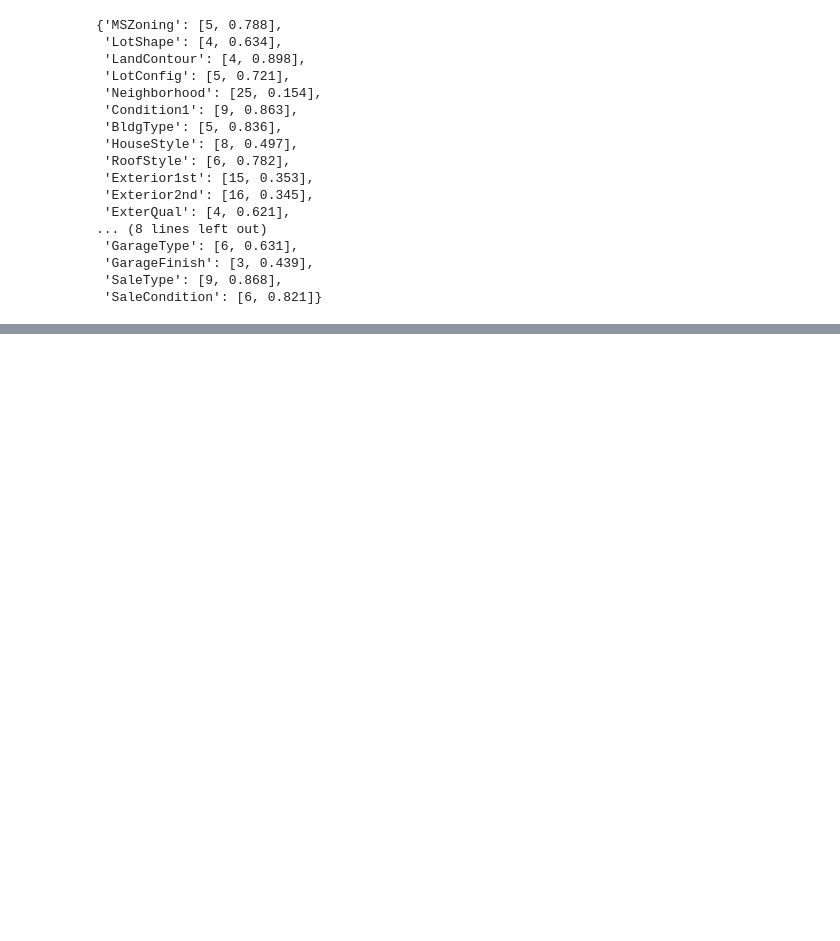
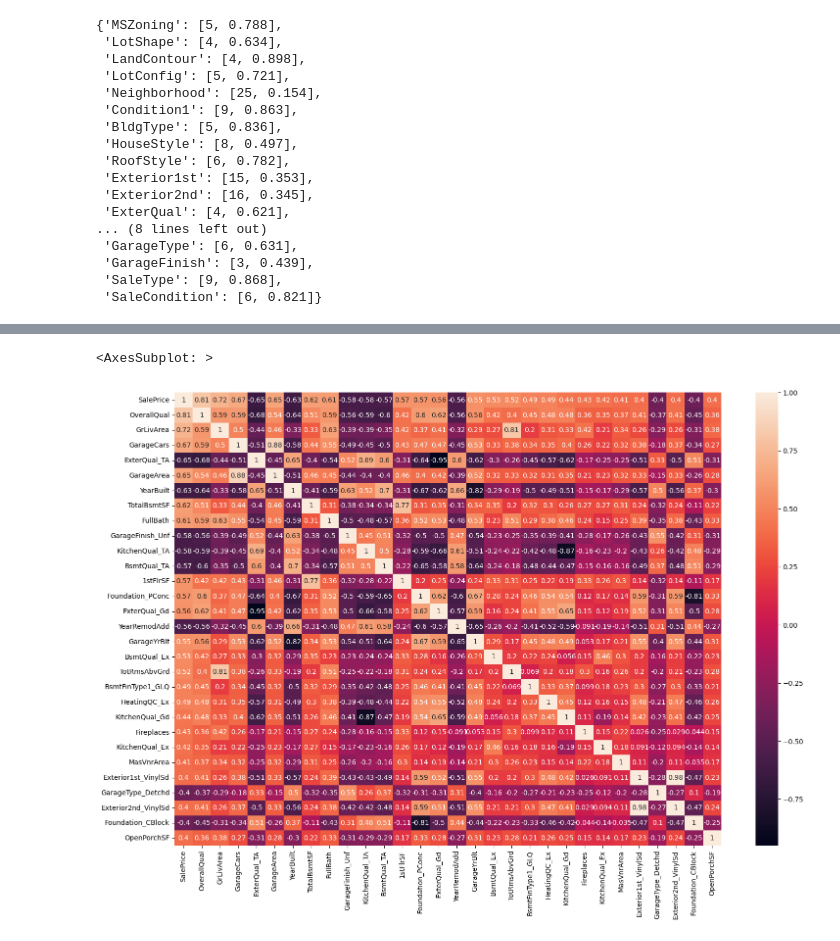
Before and after one commit to ataden48/house_price_train, a Jupyter notebook: house.ipynb, the cells around one changed output, grey strips where cells are left out. Cells and saved outputs as stored; diff of their text form; code cells hidden in the pictures; blank space fills up the shorter version.

```diff
--- a/house.ipynb
+++ b/house.ipynb
@@ -291,0 +345,4 @@ data_sorted
+# %%
+best_obj_cols = abs(pd.concat([data_object, data_num['SalePrice']], axis=1).corr()['SalePrice']).sort_values(ascending=False)[:20].index
+
+abs(pd.concat([data_object, data_num['SalePrice']], axis=1).corr()['SalePrice']).sort_values(ascending=False)[:20]
@@ -291,0 +367,6 @@ data_sorted
+# %%
+best_obj_cols = best_obj_cols.delete(0)
+# %%
+data_sorted = pd.concat([data_num[best_num_cols], data_object[best_obj_cols]], axis=1, join='inner')
+data_sorted.reset_index(inplace=True)
+data_sorted.info()
@@ -291,0 +391,9 @@ data_sorted
+# %%
+data_sorted = data_sorted[abs(data_sorted.corr()['SalePrice']).sort_values(ascending=False)[:30].index]
+# %%
+plt.subplots(figsize=(18,12))
+
+sns.heatmap(data_sorted.corr(), annot=True)
+# %% [output]
+<AxesSubplot: >
+[figure, added]
```
Also changed, not shown: parts of 40 cells of this notebook.
